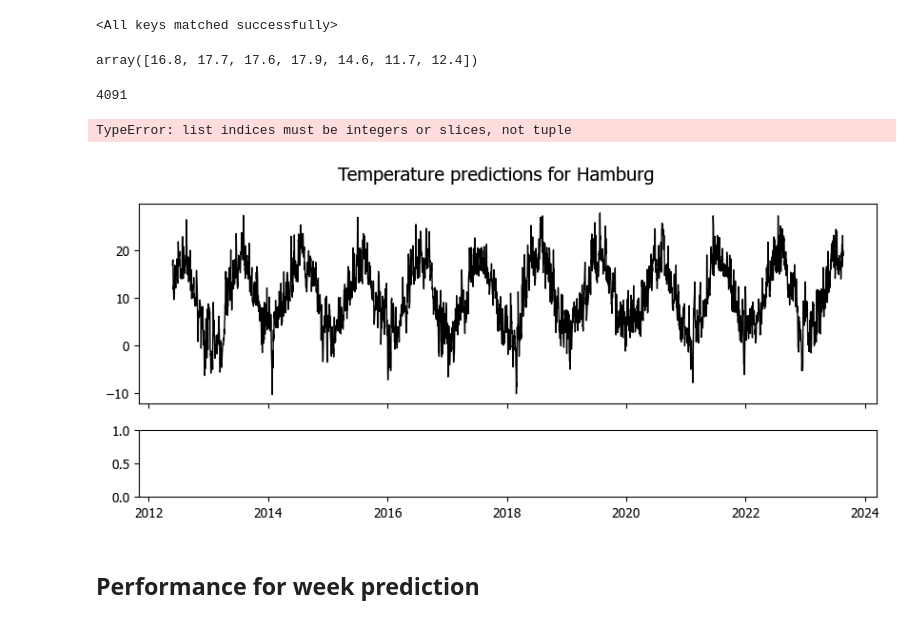
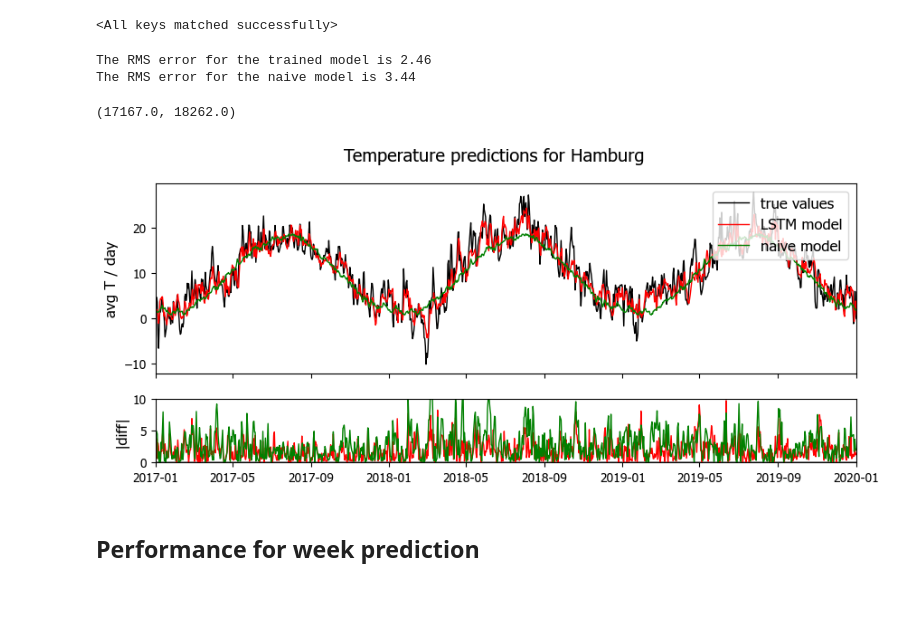
Before and after one commit to iplaisier/ml-example, a Jupyter notebook: Weather_Forecasting.ipynb, the cells around one changed output. Saved outputs shown, nothing was run; the diff lists cells and outputs as text; code cells hidden in the pictures; blank space fills up the shorter version.

```diff
--- a/Weather_Forecasting.ipynb
+++ b/Weather_Forecasting.ipynb
@@ -252,13 +245,13 @@ model = LSTM(
      output_dim = pred_days,
  )
 
-#model.load_state_dict(torch.load('hamburg_lstm.pth'))
+model.load_state_dict(torch.load('hamburg_lstm.pth'))
 
 criterion = nn.MSELoss()
 
 optimizer = torch.optim.Adam(model.parameters(), lr=0.001)
 
-num_epochs = 10
+num_epochs = 2
 
 early_stopping = analysis_tools.EarlyStopping(patience=5, delta=0.01)
 
@@ -422,60 +406,54 @@ for i in range(X_test.shape[0]):
     y = y.detach().numpy()[0] #get first value
     results.append(y)
 
-    true_values.append(hamburg_LSTM['avg_temp_c'][-len(X_test):].values[i:i+pred_days])
+    true_values.append(hamburg_LSTM['avg_temp_c'].values[train_size+T+i:train_size+i+T+7])
 # %%
 results = np.array(results).reshape(len(results), pred_days)
 true_values = np.array(true_values).reshape(len(true_values), pred_days)
-# %%
-hamburg_LSTM['avg_temp_c'][-len(X_test):].values[0:0+pred_days]
-# %% [output]
-array([16.8, 17.7, 17.6, 17.9, 14.6, 11.7, 12.4])
 # %%
 
 #for each date in the test range, compute the average of all the data
 estimates = []
-for date in hamburg_dates[-len(X_test):]:
+for date in hamburg_dates[train_size+T:-pred_days]:
     dag = date.day
     month = date.month
     mask = ((hamburg_LSTM['day'] == dag)&(hamburg_LSTM['month'] == month))
     estimate = hamburg_LSTM.loc[mask]['avg_temp_c'].mean()
     estimates.append(estimate)
-# %%
-hamburg_dates[-len(X_test):]
-# %% [output]
-4091
 # %%
 # plot the data and the model predictions
 
 fig, axs = plt.subplots(2,1, height_ratios=[3, 1], figsize = (10, 4), sharex=True)
 fig.suptitle("Temperature predictions for Hamburg")
 
 
-axs[0].plot(hamburg_dates[len(X_train)], hamburg_LSTM['avg_temp_c'][-len(X_test):], label = 'true values')
-axs[0].plot(hamburg_dates[-len(X_test):], results[:, 0], label = 'LSTM model')
-axs[0].plot(hamburg_dates[-len(X_test):], estimates, label = 'naive model')
+axs[0].plot(hamburg_dates[train_size+T:-pred_days], hamburg_LSTM['avg_temp_c'][train_size+T:-pred_days], label = 'true values')
+axs[0].plot(hamburg_dates[train_size+T:-pred_days], results[:, 0], label = 'LSTM model')
+axs[0].plot(hamburg_dates[train_size+T:-pred_days], estimates, label = 'naive model')
 axs[0].set_ylabel("avg T / day")
 axs[0].legend(loc = 1)
 
-diff_lstm = hamburg_LSTM['avg_temp_c'][-len(X_test):] - results[:, 0]
+diff_lstm = hamburg_LSTM['avg_temp_c'][len(X_train)+T:-pred_days] - results[:, 0]
 rms_lstm = np.sqrt(np.mean((diff_lstm)**2))
 
 print(f"The RMS error for the trained model is {rms_lstm:.2f}")
 
 
-diff_naive = hamburg_LSTM['avg_temp_c'][-len(X_test):] - estimate
+diff_naive = hamburg_LSTM['avg_temp_c'][len(X_train)+T:-pred_days] - estimates
 rms_naive = np.sqrt(np.mean((diff_naive)**2))
 
 print(f"The RMS error for the naive model is {rms_naive:.2f}")
 
 axs[1].plot(hamburg_dates[-len(X_test):], np.zeros(len(hamburg_dates[-len(X_test):])), label = 'true values')
 axs[1].plot(hamburg_dates[-len(X_test):], abs(diff_lstm), label = 'LSTM model')
 axs[1].plot(hamburg_dates[-len(X_test):], abs(diff_naive), label = 'naive model')
 axs[1].set_ylabel("|diff|")
-axs[1].set_ylim((0, 20))
-axs[1].set_xlim([datetime.date(2017, 1, 1), datetime.date(2023, 1, 1)])
+axs[1].set_ylim((0, 10))
+axs[1].set_xlim([datetime.date(2017, 1, 1), datetime.date(2020, 1, 1)])
 # %% [output]
-TypeError: list indices must be integers or slices, not tuple
+The RMS error for the trained model is 2.46
+The RMS error for the naive model is 3.44
+(17167.0, 18262.0)
-[figure, old version]
+[figure, new version]
 # %% [markdown]
 ## Performance for week prediction
```
Also changed, not shown: parts of 7 cells of this notebook.
